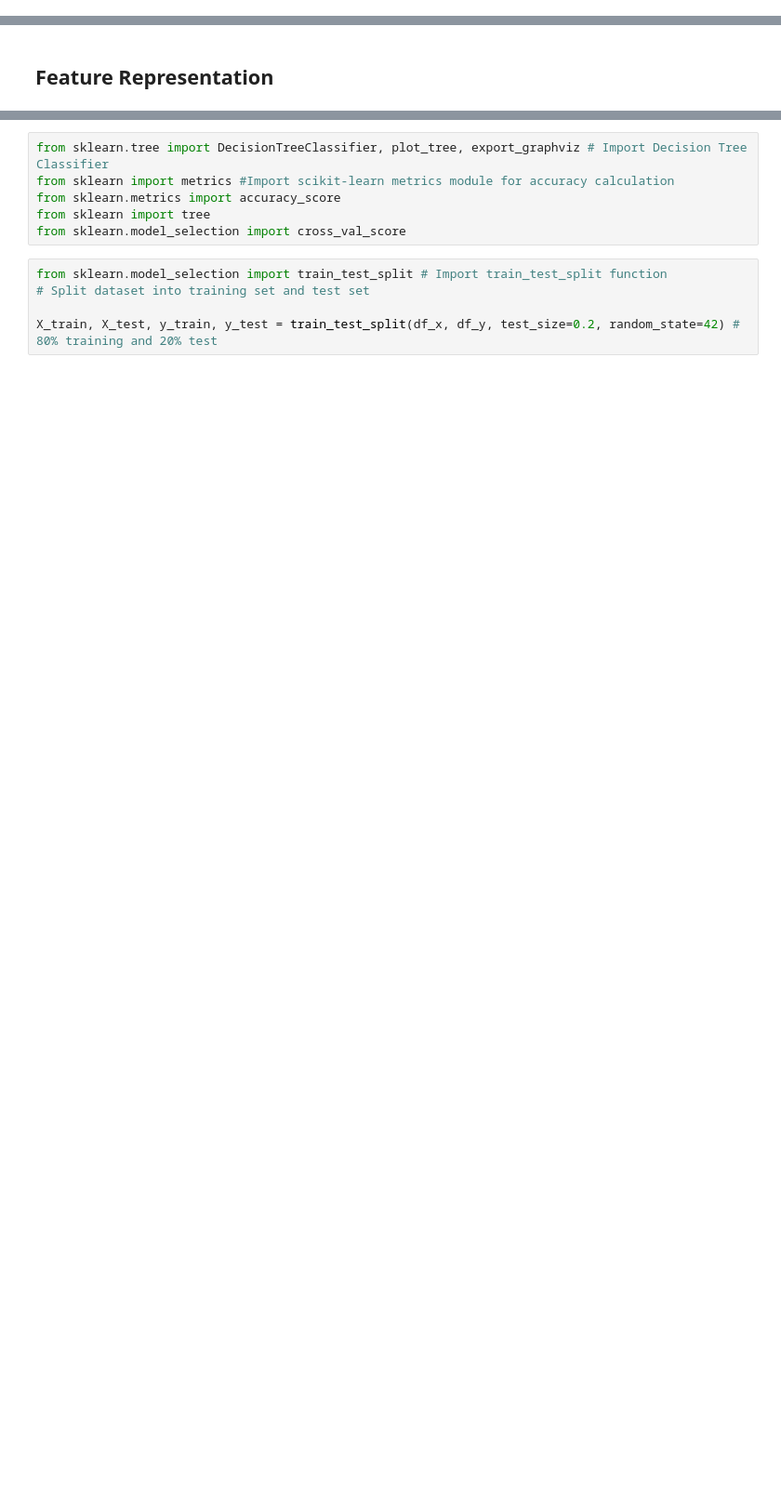
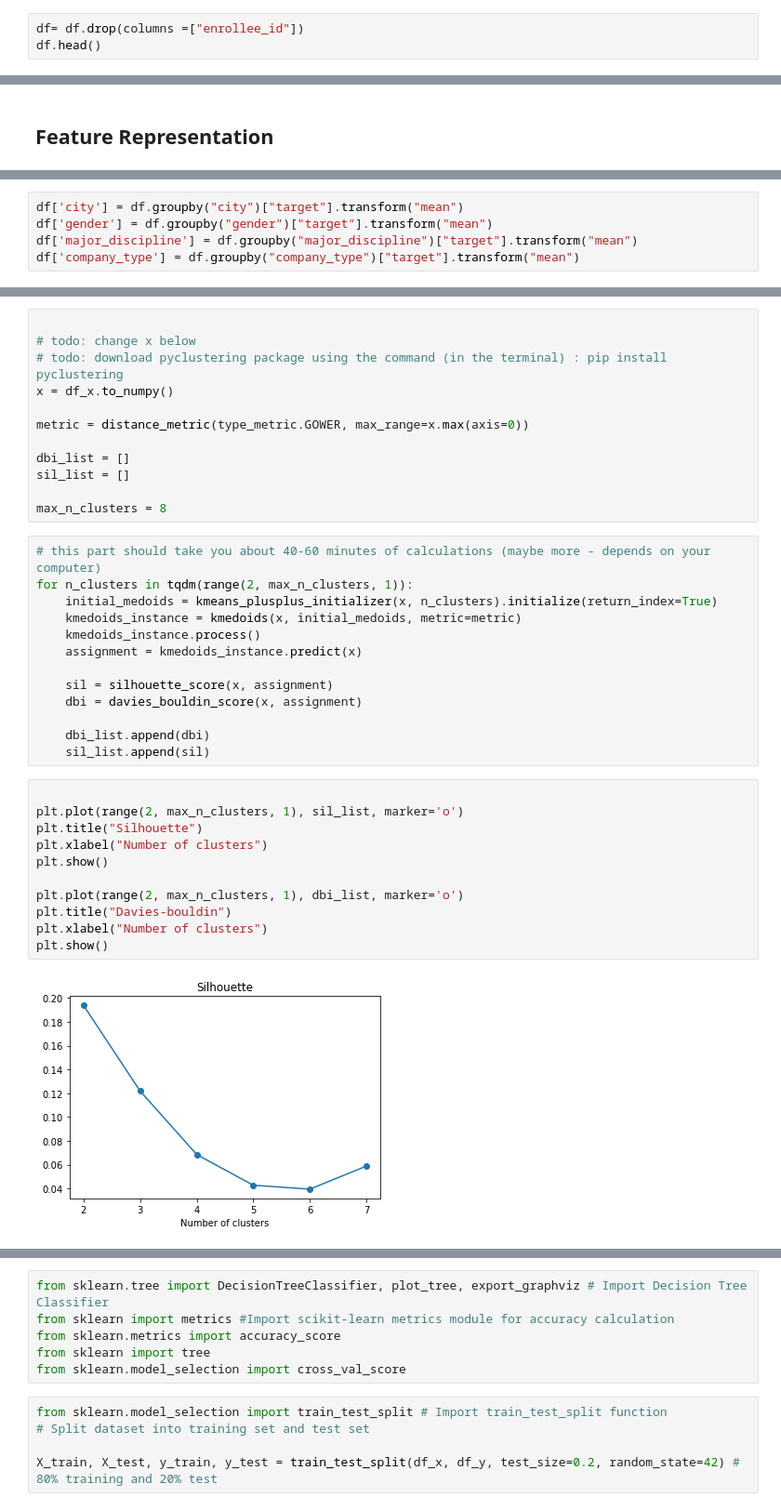
Before and after one commit to yuvalazu/ML---Course, a Jupyter notebook: Machine Learning - work 2.ipynb, the cells around one changed output, grey strips where cells are left out. Shown: that part at 93% size. Cells and saved outputs as stored; diff of their text form; blank space fills up the shorter version.

```diff
--- a/Machine Learning - work 2.ipynb
+++ b/Machine Learning - work 2.ipynb
@@ -196,0 +238,3 @@ df.head()
+# %%
+df= df.drop(columns =["enrollee_id"])
+df.head()
@@ -209,0 +290,5 @@ df_y = df["target"]
+# %%
+df['city'] = df.groupby("city")["target"].transform("mean")
+df['gender'] = df.groupby("gender")["target"].transform("mean")
+df['major_discipline'] = df.groupby("major_discipline")["target"].transform("mean")
+df['company_type'] = df.groupby("company_type")["target"].transform("mean")
@@ -209,0 +350,38 @@ df_y = df["target"]
+# %%
+
+# todo: change x below
+# todo: download pyclustering package using the command (in the terminal) : pip install pyclustering
+x = df_x.to_numpy()
+
+metric = distance_metric(type_metric.GOWER, max_range=x.max(axis=0))
+
+dbi_list = []
+sil_list = []
+
+max_n_clusters = 8
+# %%
+# this part should take you about 40-60 minutes of calculations (maybe more - depends on your computer)
+for n_clusters in tqdm(range(2, max_n_clusters, 1)):
+    initial_medoids = kmeans_plusplus_initializer(x, n_clusters).initialize(return_index=True)
+    kmedoids_instance = kmedoids(x, initial_medoids, metric=metric)
+    kmedoids_instance.process()
+    assignment = kmedoids_instance.predict(x)
+
+    sil = silhouette_score(x, assignment)
+    dbi = davies_bouldin_score(x, assignment)
+
+    dbi_list.append(dbi)
+    sil_list.append(sil)
+# %%
+
+plt.plot(range(2, max_n_clusters, 1), sil_list, marker='o')
+plt.title("Silhouette")
+plt.xlabel("Number of clusters")
+plt.show()
+
+plt.plot(range(2, max_n_clusters, 1), dbi_list, marker='o')
+plt.title("Davies-bouldin")
+plt.xlabel("Number of clusters")
+plt.show()
+# %% [output]
+[figure, added]
```
Also changed, not shown: parts of 65 cells of this notebook.
